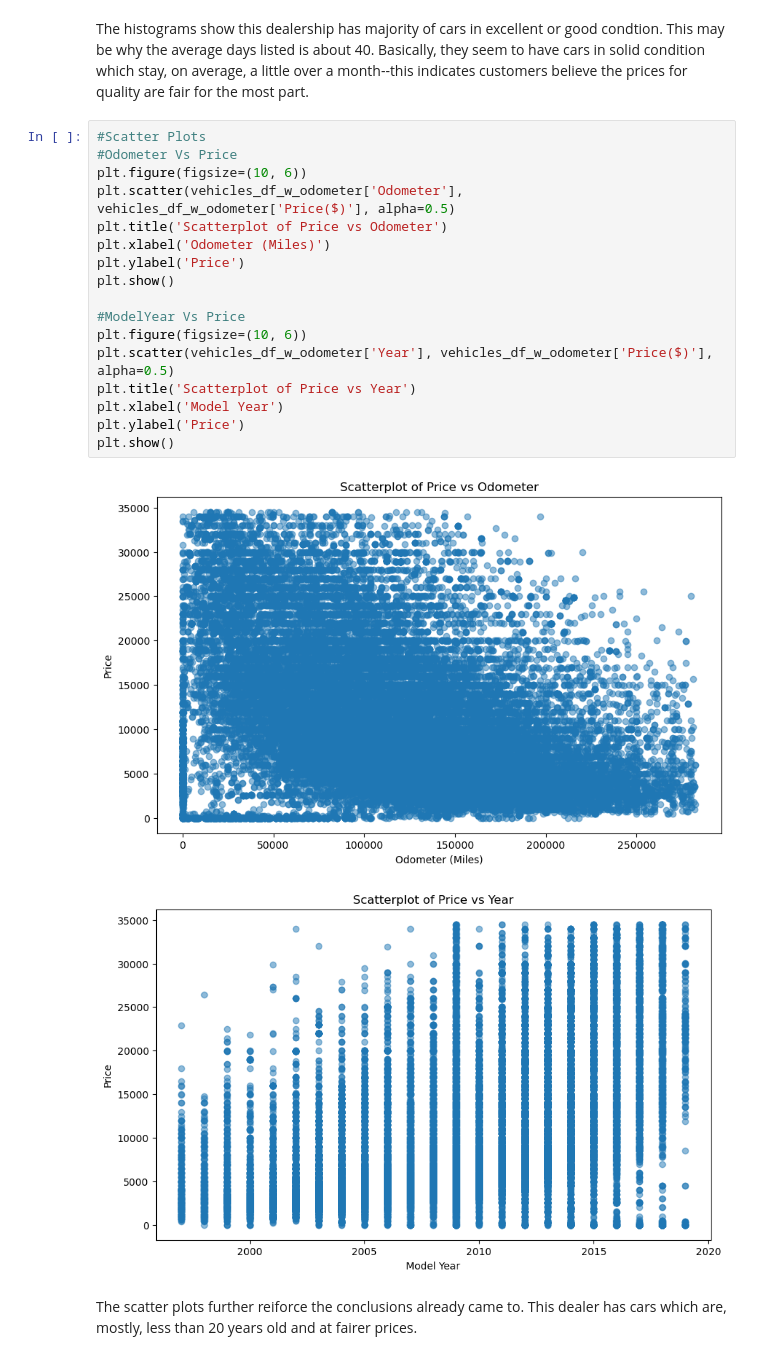
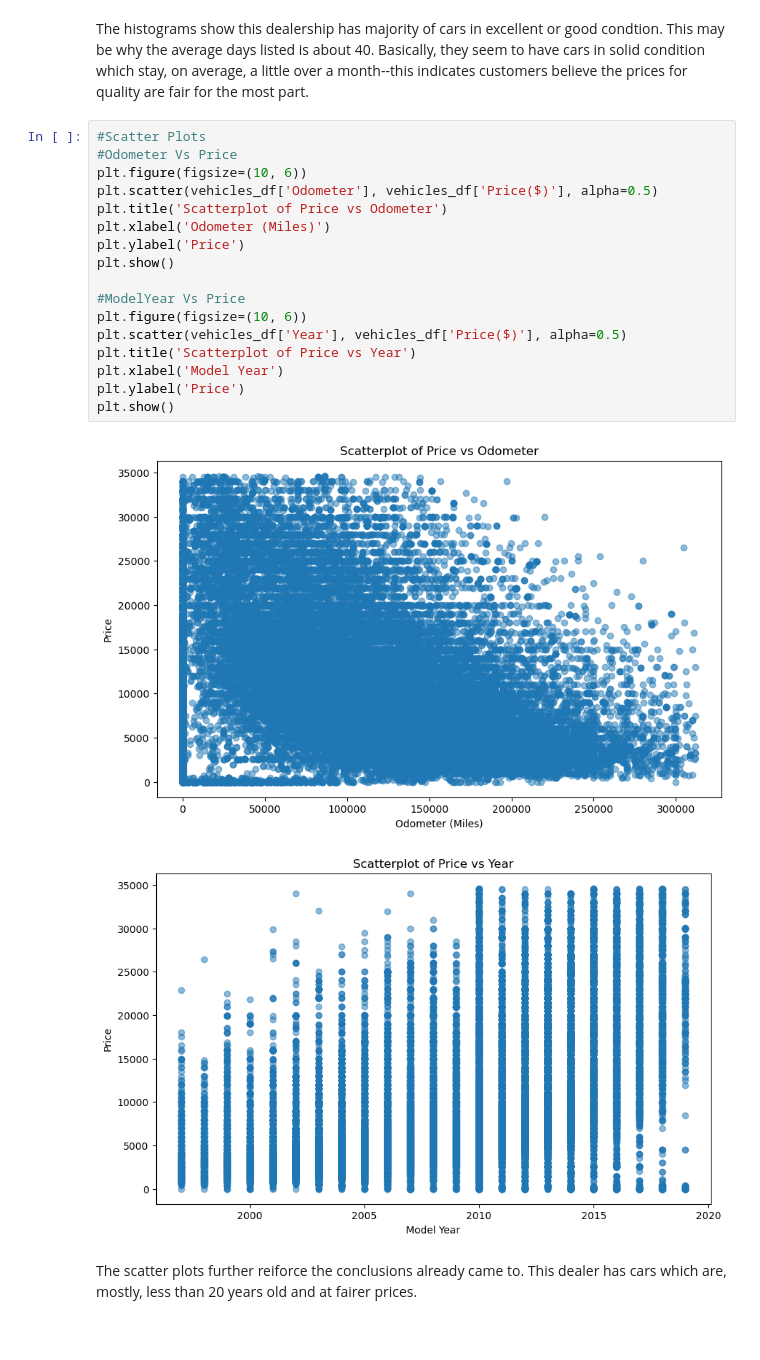
Before and after one commit to Ptown-1988/Sprint_4_Project, a Jupyter notebook: Jupyter Notebook Sprint4Project.ipynb, the cells around one changed output. Cells and saved outputs as stored; diff of their text form.

```diff
--- a/Jupyter Notebook Sprint4Project.ipynb
+++ b/Jupyter Notebook Sprint4Project.ipynb
@@ -271,22 +284,22 @@ The histograms show this dealership has majority of cars in excellent or good co
 # %%
 #Scatter Plots
 #Odometer Vs Price
 plt.figure(figsize=(10, 6))
-plt.scatter(vehicles_df_w_odometer['Odometer'], vehicles_df_w_odometer['Price($)'], alpha=0.5)
+plt.scatter(vehicles_df['Odometer'], vehicles_df['Price($)'], alpha=0.5)
 plt.title('Scatterplot of Price vs Odometer')
 plt.xlabel('Odometer (Miles)')
 plt.ylabel('Price')
 plt.show()
 
 #ModelYear Vs Price
 plt.figure(figsize=(10, 6))
-plt.scatter(vehicles_df_w_odometer['Year'], vehicles_df_w_odometer['Price($)'], alpha=0.5)
+plt.scatter(vehicles_df['Year'], vehicles_df['Price($)'], alpha=0.5)
 plt.title('Scatterplot of Price vs Year')
 plt.xlabel('Model Year')
 plt.ylabel('Price')
 plt.show()
 # %% [output]
-[figure, old version]
+[figure, new version]
-[figure, old version]
+[figure, new version]
 # %% [markdown]
 The scatter plots further reiforce the conclusions already came to. This dealer has cars which are, mostly, less than 20 years old and at fairer prices.
```
Also changed, not shown: parts of 9 cells of this notebook.
